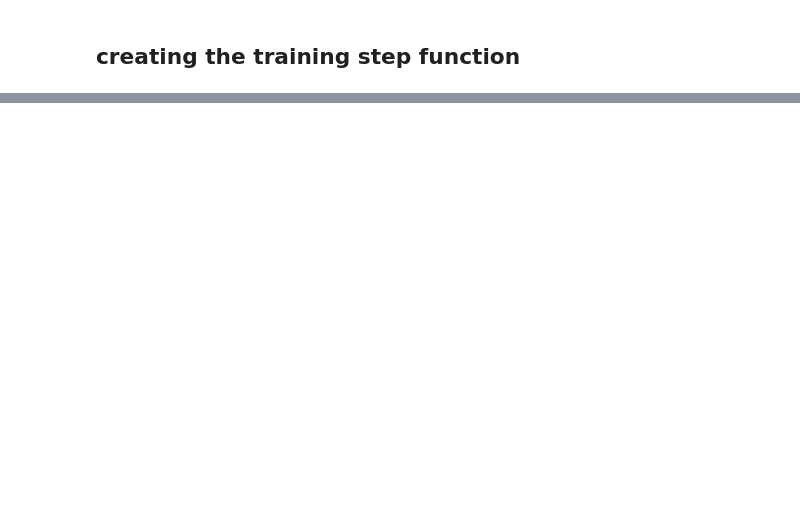
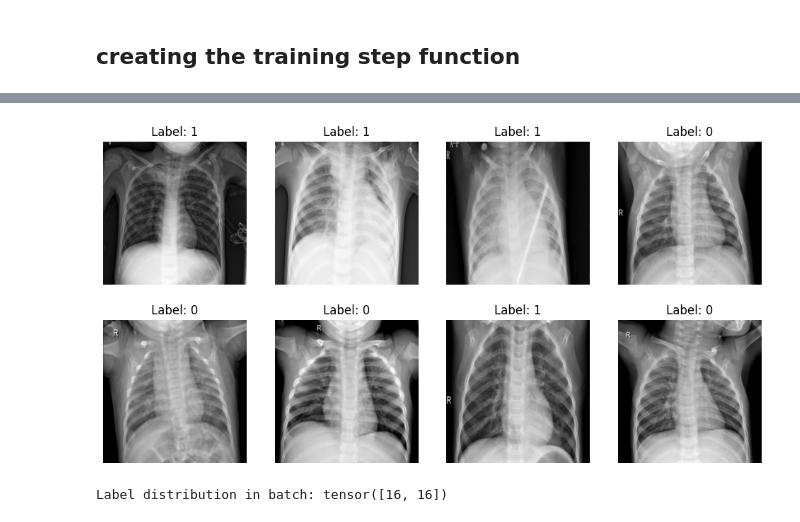
Before and after one commit to saim9211/skin_classification, a Jupyter notebook: skin_image_classification_model.ipynb, the cells around one changed output, grey strips where cells are left out. Drawn from its saved outputs; the diff is of its cells as text; code cells hidden in the pictures; blank space fills up the shorter version.

```diff
--- a/skin_image_classification_model.ipynb
+++ b/skin_image_classification_model.ipynb
@@ -122,13 +122,12 @@ from torch.utils.data import DataLoader
 train_dataloader=DataLoader(train_dataset,
                             batch_size=32,
                             shuffle=True,
-                            pin_memory=True,
+
                             num_workers=1)
 test_dataloader=DataLoader(test_dataset,
                            batch_size=32,
                            shuffle=True,
-                           pin_memory=True,
-                           num_workers=1)
+                    )
 # %%
 print(f"Train batches: {len(train_dataloader)} | Test batches: {len(test_dataloader)}")
 # %% [output]
@@ -200,7 +199,7 @@ plt.show()
 from PIL import Image
 import os
 
-sample_count = 20
+sample_count = 5
 
 for i, (path, label) in enumerate(train_dataset.samples[:sample_count]):
 
@@ -295,25 +279,21 @@ Test images: 468
 train_loader = DataLoader(
     train_subset,
     batch_size=32,
-    shuffle=True,
-    num_workers=2,
-    pin_memory=True
+    shuffle=True
 )
 
 val_loader = DataLoader(
     val_subset,
     batch_size=32,
-    shuffle=False,
-    num_workers=2,
-    pin_memory=True
+    shuffle=False
+
 )
 
 test_loader = DataLoader(
     test_dataset,
     batch_size=32,
-    shuffle=False,
-    num_workers=2,
-    pin_memory=True
+    shuffle=False
+
 )
 # %% [markdown]
 ##class imbalance check
@@ -678,0 +626,22 @@ AssertionError: can only test a child process
+# %%
+# checking  the label
+
+import matplotlib.pyplot as plt
+
+# Get one batch
+images, labels = next(iter(train_loader))
+
+# Plot first 8 images with their labels
+fig, axes = plt.subplots(2, 4, figsize=(12, 6))
+for i, ax in enumerate(axes.flat):
+    img = images[i].permute(1, 2, 0).cpu().numpy()
+    img = (img - img.min()) / (img.max() - img.min())  # normalize for display
+    ax.imshow(img)
+    ax.set_title(f"Label: {labels[i].item()}")
+    ax.axis('off')
+plt.show()
+
+print("Label distribution in batch:", torch.bincount(labels))
+# %% [output]
+[figure, added]
+Label distribution in batch: tensor([16, 16])
```
Also changed, not shown: parts of 17 cells of this notebook.
